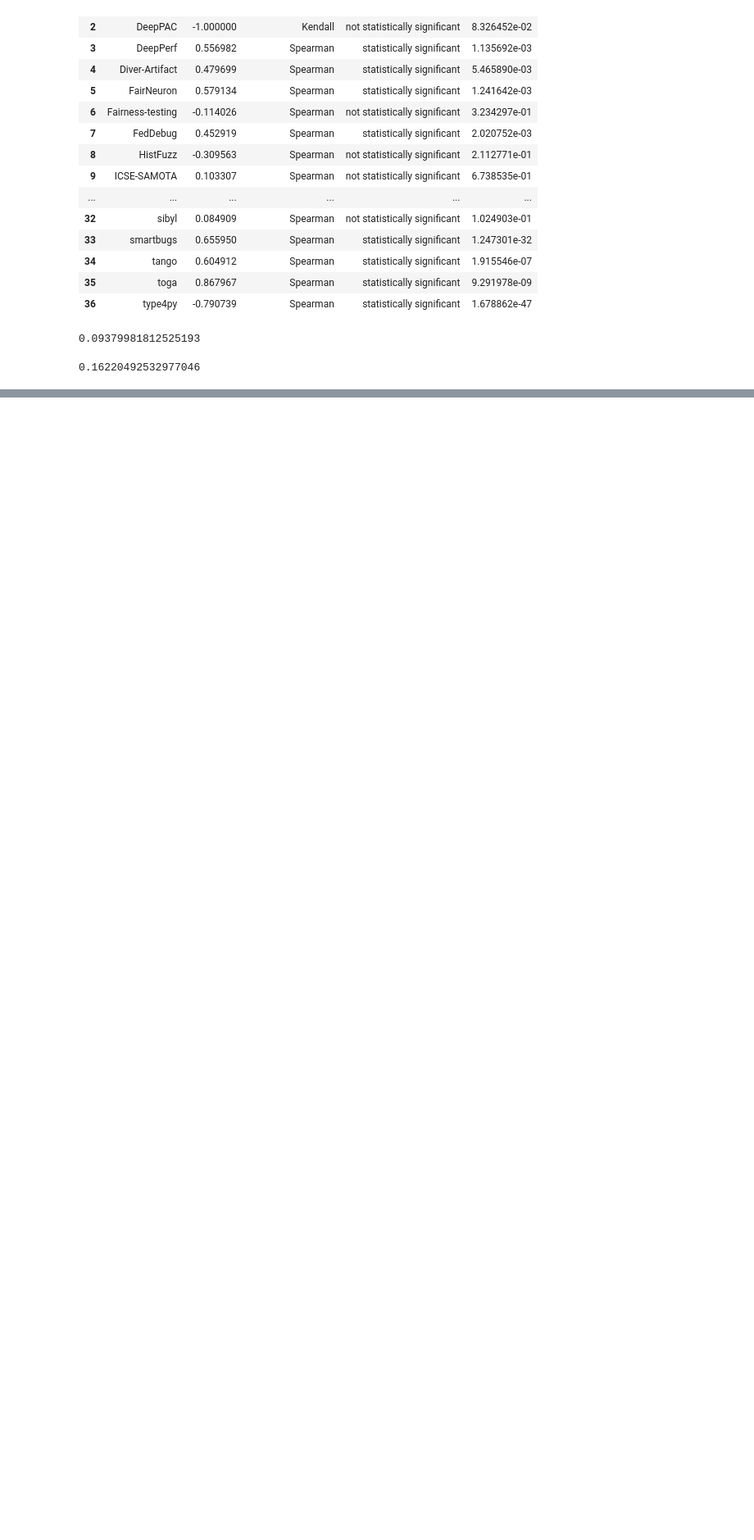
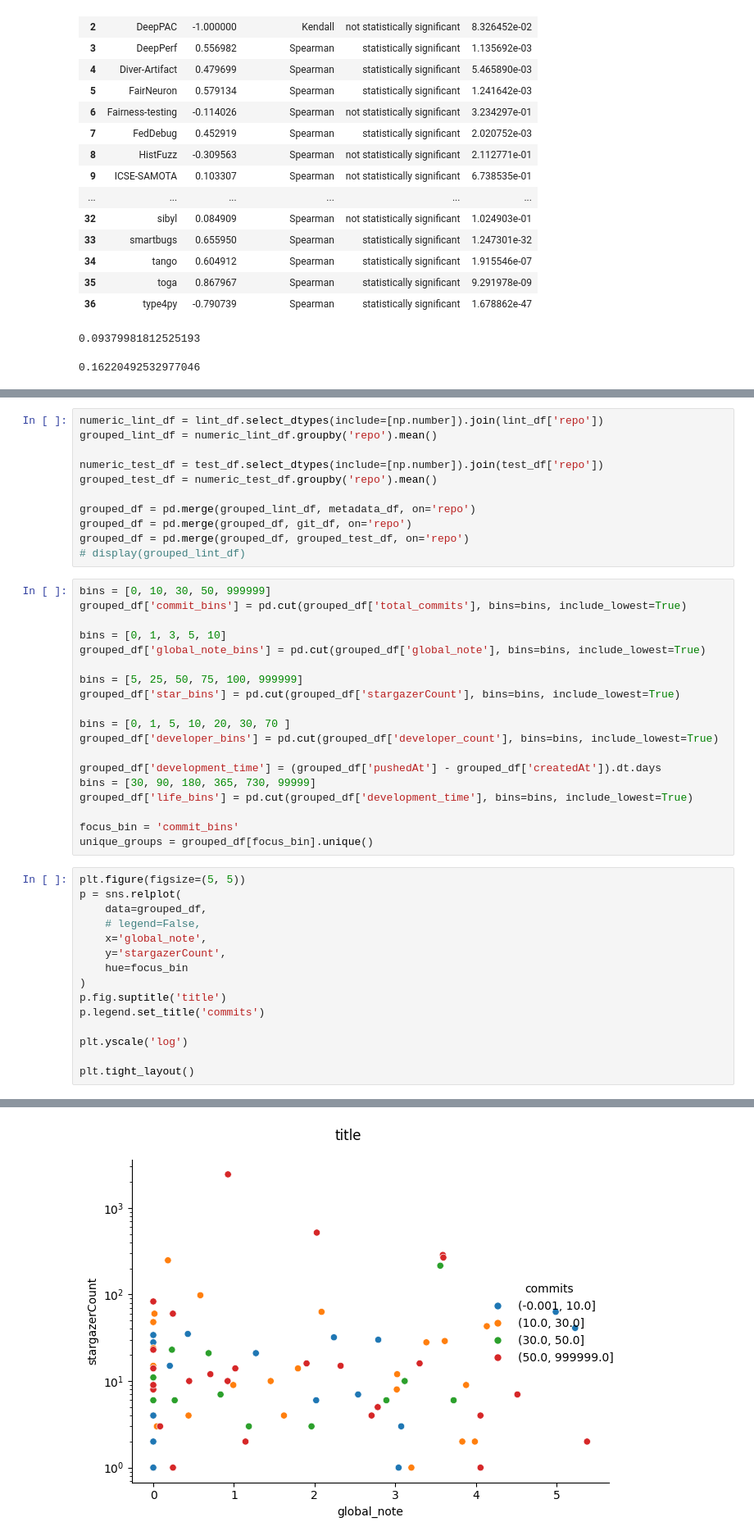
Before and after one commit to Majistaten/PyCIRAS, a Jupyter notebook: notebooks/Untitled.ipynb, the cells around one changed output, grey strips where cells are left out. Shown at 82% size. Cells and saved outputs as stored; diff of their text form; blank space fills up the shorter version.

Commit message:
Implemented corr analysis for different groups

```diff
--- a/notebooks/Untitled.ipynb
+++ b/notebooks/Untitled.ipynb
@@ -1312,0 +1356,46 @@ display(mean_correlation)
+# %%
+numeric_lint_df = lint_df.select_dtypes(include=[np.number]).join(lint_df['repo'])
+grouped_lint_df = numeric_lint_df.groupby('repo').mean()
+
+numeric_test_df = test_df.select_dtypes(include=[np.number]).join(test_df['repo'])
+grouped_test_df = numeric_test_df.groupby('repo').mean()
+
+grouped_df = pd.merge(grouped_lint_df, metadata_df, on='repo')
+grouped_df = pd.merge(grouped_df, git_df, on='repo')
+grouped_df = pd.merge(grouped_df, grouped_test_df, on='repo')
+# display(grouped_lint_df)
+# %%
+bins = [0, 10, 30, 50, 999999]
+grouped_df['commit_bins'] = pd.cut(grouped_df['total_commits'], bins=bins, include_lowest=True)
+
+bins = [0, 1, 3, 5, 10]
+grouped_df['global_note_bins'] = pd.cut(grouped_df['global_note'], bins=bins, include_lowest=True)
+
+bins = [5, 25, 50, 75, 100, 999999]
+grouped_df['star_bins'] = pd.cut(grouped_df['stargazerCount'], bins=bins, include_lowest=True)
+
+bins = [0, 1, 5, 10, 20, 30, 70 ]
+grouped_df['developer_bins'] = pd.cut(grouped_df['developer_count'], bins=bins, include_lowest=True)
+
+grouped_df['development_time'] = (grouped_df['pushedAt'] - grouped_df['createdAt']).dt.days
+bins = [30, 90, 180, 365, 730, 99999]
+grouped_df['life_bins'] = pd.cut(grouped_df['development_time'], bins=bins, include_lowest=True)
+
+focus_bin = 'commit_bins'
+unique_groups = grouped_df[focus_bin].unique()
+# %%
+plt.figure(figsize=(5, 5))
+p = sns.relplot(
+    data=grouped_df,
+    # legend=False,
+    x='global_note',
+    y='stargazerCount',
+    hue=focus_bin
+)
+p.fig.suptitle('title')
+p.legend.set_title('commits')
+
+plt.yscale('log')
+
+plt.tight_layout()
+# %% [output]
@@ -1312,0 +1403 @@ display(mean_correlation)
+[figure, added]
```
Also changed, not shown: parts of 37 cells of this notebook.
